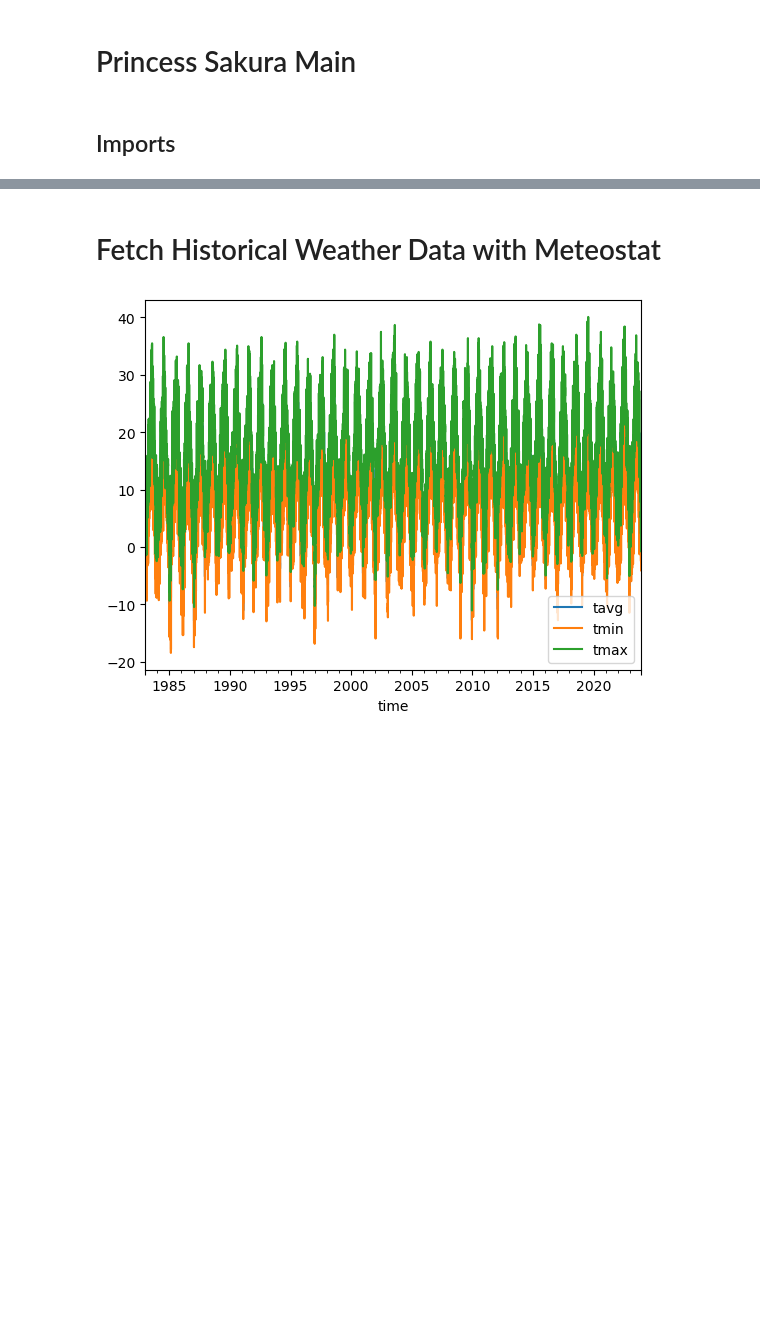
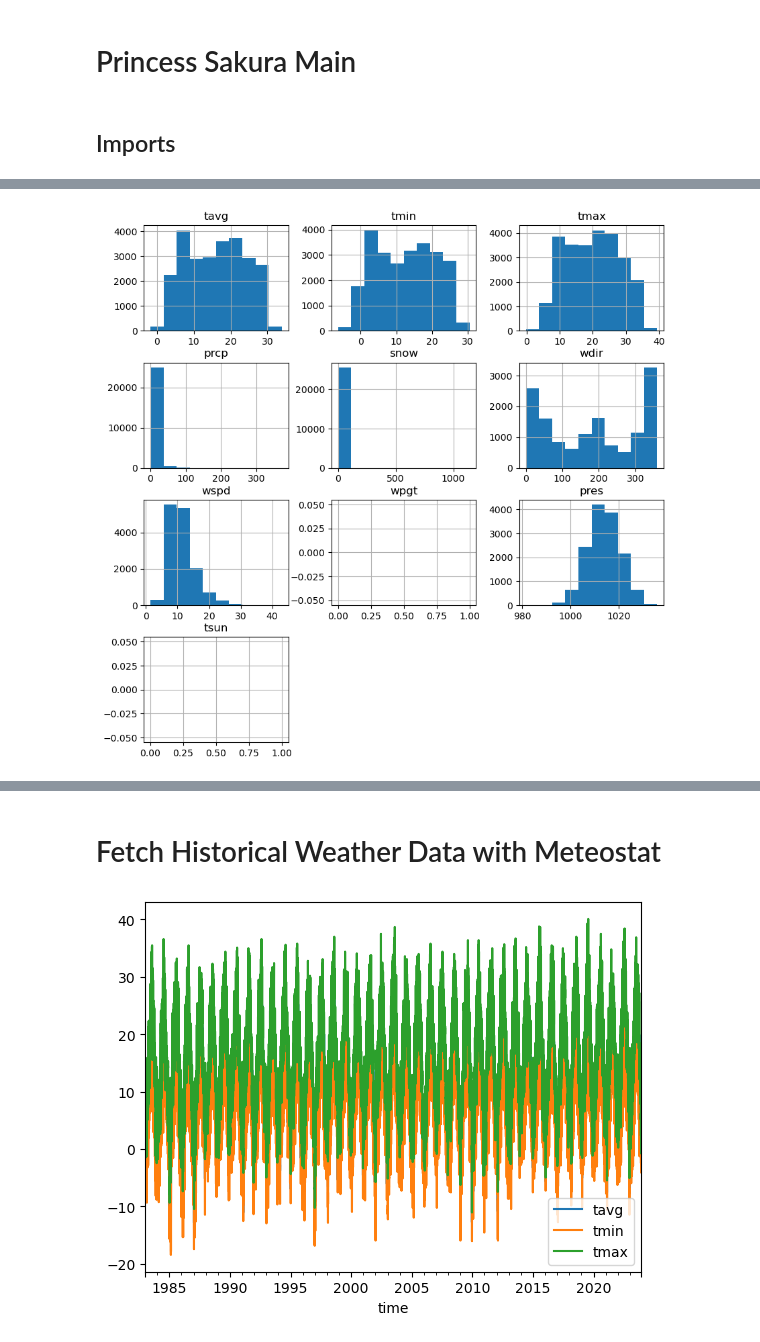
Before and after one commit to alice-gottlieb/princess-sakura, a Jupyter notebook: princess-sakura-main.ipynb, the cells around one changed output, grey strips where cells are left out. Saved outputs shown, nothing was run; the diff lists cells and outputs as text; code cells hidden in the pictures; blank space fills up the shorter version.

Commit message:
Get daily weather histrograms for tokyo

```diff
--- a/princess-sakura-main.ipynb
+++ b/princess-sakura-main.ipynb
@@ -12,0 +91,8 @@ from meteostat import Stations, Daily
+# %%
+tokyo_daily = find_weather_data("Tokyo", datetime(1953, 1, 1), datetime(2023, 12, 9))
+# %%
+tokyo_daily.hist(figsize=(10, 10))
+plt.title("Tokyo Daily Weather Data from 1953 to 2023")
+plt.show()
+# %% [output]
+[figure, added]
```
Also changed, not shown: parts of 8 cells of this notebook.
